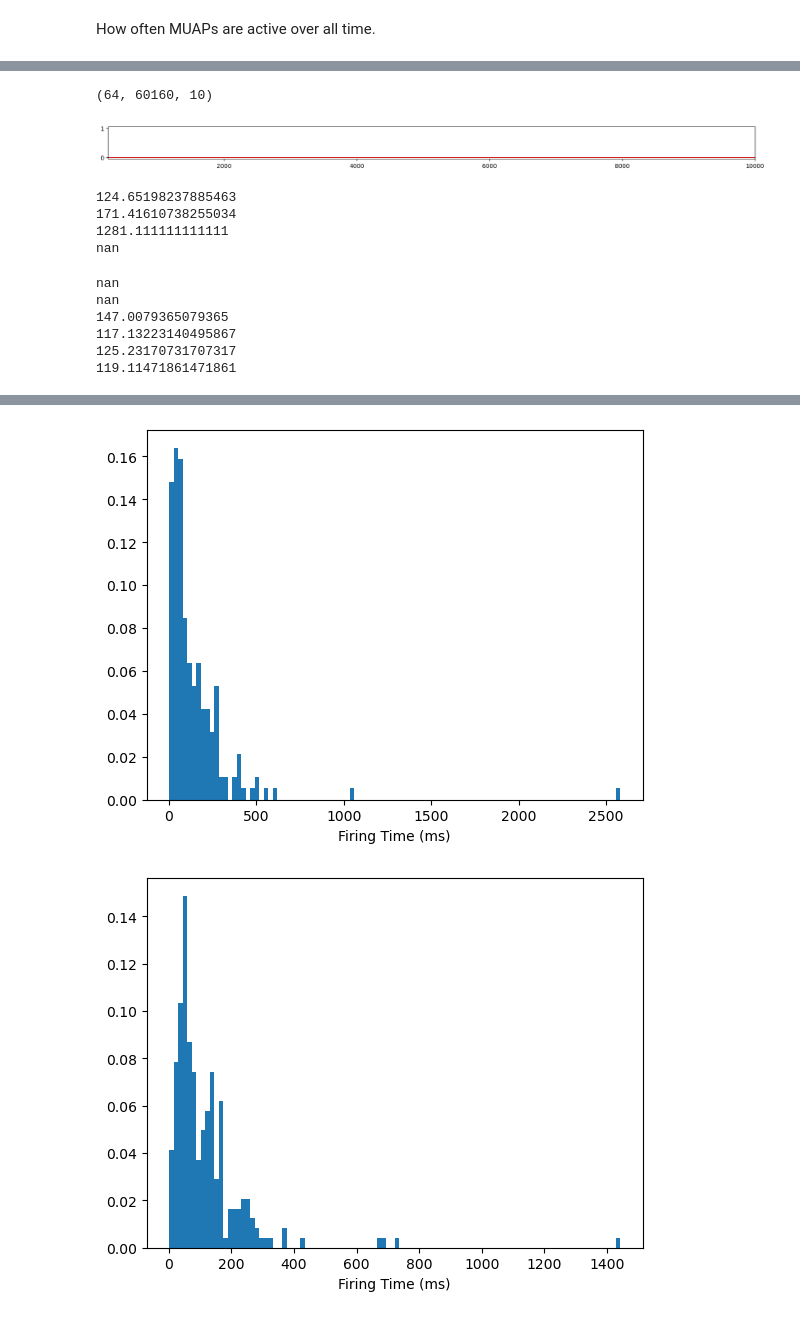
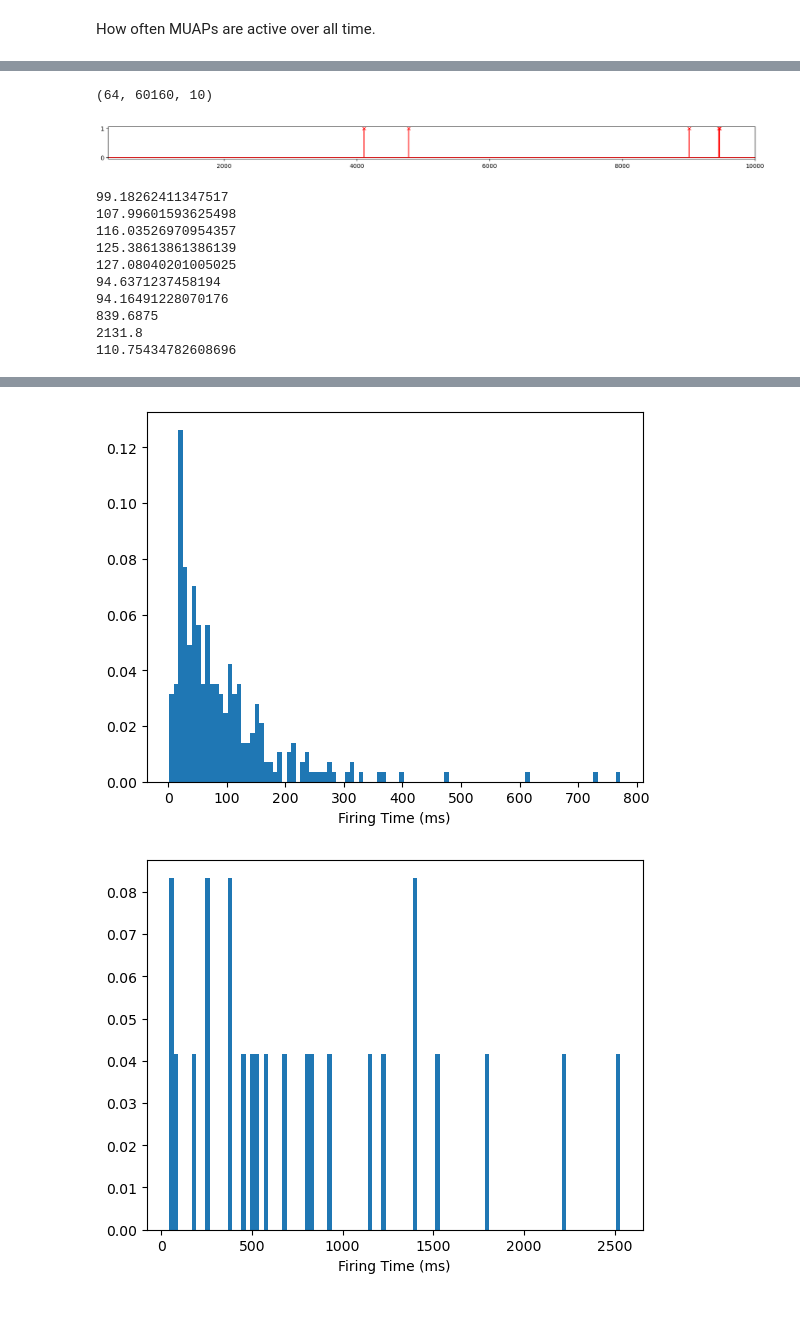
Before and after one commit to Electrum9/mlsp-project, a Jupyter notebook: Dictionary.ipynb, the cells around one changed output, grey strips where cells are left out. Cells and saved outputs as stored; diff of their text form; code cells hidden in the pictures.

```diff
--- a/Dictionary.ipynb
+++ b/Dictionary.ipynb
@@ -194,7 +194,7 @@ p = 1
 #activity = k*(lambda1 + lambda2)**p
 #activity = lambda1 + lambda2 + lambda1*lambda2
 #activity = lambda1*lambda2 - k*(lambda1 + lambda2)**p
-activity = savgol_filter(-lambda1 * lambda2, 20, 2)
+activity = savgol_filter(-lambda1 * lambda2, 10, 2)
 #activity = np.exp(activity)
 #activity = lambda1*lambda2/(lambda1+lambda2)
 activity.shape
@@ -317,7 +317,8 @@ plt.xlim(0,1500)
 # %% [markdown]
 The gridlines are spaced so that an entire window is contained between adjacent gridlines. This allows us to get an idea of what an active window of the filtered EMG (has one or more MUAPs present) looks like.
 # %%
-templates = KMeans(n_clusters=20, n_init="auto").fit(windows)
+N_CLUSTERS=10
+templates = KMeans(n_clusters=N_CLUSTERS, n_init="auto").fit(windows)
 
 templates.cluster_centers_.shape
 # %% [output]
@@ -341,7 +342,7 @@ from sklearn.decomposition import MiniBatchDictionaryLearning
 
 #dict_learner = MiniBatchDictionaryLearning(n_components=15, batch_size=128, transform_algorithm='lasso_lars', transform_alpha=0.1)
 #dict_learner = MiniBatchDictionaryLearning(n_components=10, batch_size=128, verbose=False, n_jobs=8, transform_algorithm='omp', alpha=200)
-dict_learner = MiniBatchDictionaryLearning(n_components=10, batch_size=128, verbose=True, alpha=100, transform_algorithm='threshold')
+dict_learner = MiniBatchDictionaryLearning(n_components=N_CLUSTERS, batch_size=128, verbose=True, alpha=100, transform_algorithm='threshold')
 
 idx = np.arange(len(windows))
 np.random.shuffle(idx)
@@ -530,10 +531,10 @@ plt.xlim(250,10000)
 plt.gcf().set_size_inches(20,1)
 # %% [output]
 (64, 60160, 10)
-[figure, old version]
+[figure, new version]
 # %%
 mu = 5 # motor unit
-for mu in range(10):
+for mu in range(N_CLUSTERS):
     ft, = np.where(peaks[0,:,mu])
     isi = ft[1:] - ft[:-1]
     isi = isi[isi >= 2]
@@ -545,13 +546,13 @@ for mu in range(10):
     plt.xlabel("Firing Time (ms)")
     #plt.xlim(0,20)
 # %% [output]
-124.65198237885463
-171.41610738255034
-1281.111111111111
-nan
+99.18262411347517
+107.99601593625498
+116.03526970954357
+125.38613861386139
+127.08040201005025
+94.6371237458194
+94.16491228070176
+839.6875
+2131.8
+110.75434782608696
-nan
-nan
-147.0079365079365
-117.13223140495867
-125.23170731707317
-119.11471861471861
@@ -564,2 +565,2 @@ nan
-[figure, old version]
+[figure, new version]
-[figure, old version]
+[figure, new version]
```
Also changed, not shown: parts of 20 cells of this notebook.
